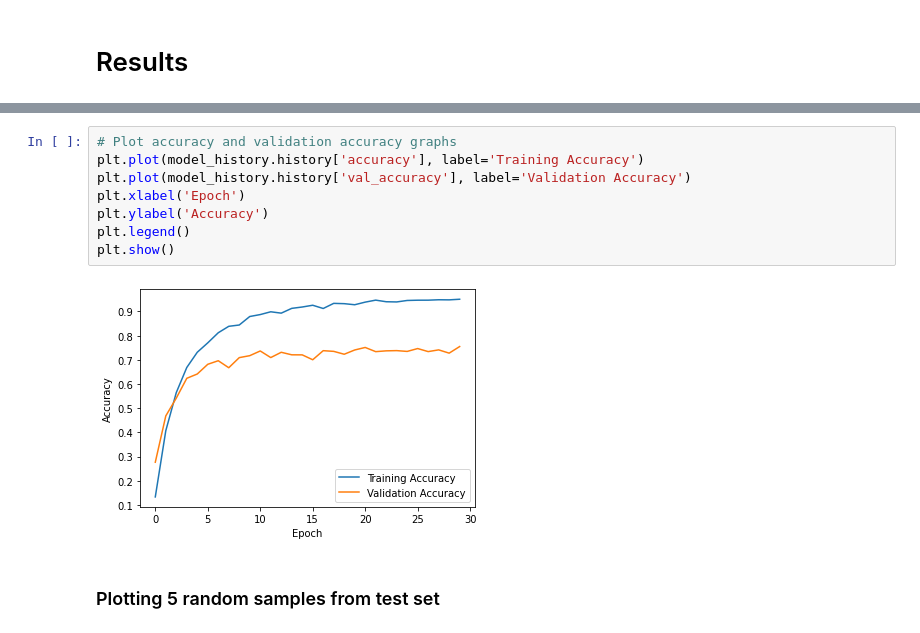
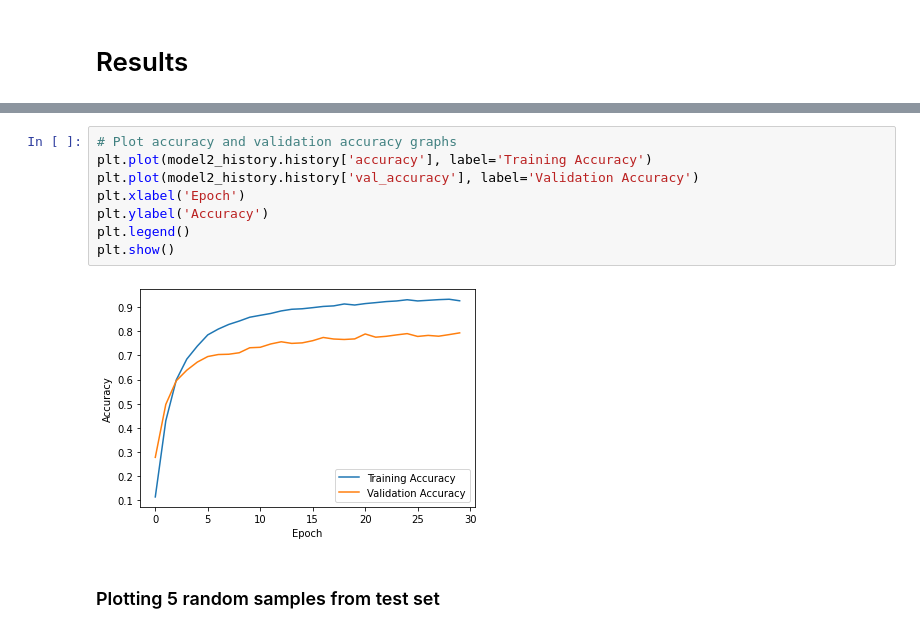
Before and after one commit to beyzanurkeskin/Handwritten-Letter-and-Person-Recognition-Project, a Jupyter notebook: Letter_Recognition/letter_recognition.ipynb, the cells around one changed output, grey strips where cells are left out. Drawn from its saved outputs; the diff is of its cells as text.

```diff
--- a/Letter_Recognition/letter_recognition.ipynb
+++ b/Letter_Recognition/letter_recognition.ipynb
@@ -316,13 +316,13 @@ Test loss: 1.3987, Test accuracy: 75.50%
 # %%
 # Plot accuracy and validation accuracy graphs
-plt.plot(model_history.history['accuracy'], label='Training Accuracy')
-plt.plot(model_history.history['val_accuracy'], label='Validation Accuracy')
+plt.plot(model2_history.history['accuracy'], label='Training Accuracy')
+plt.plot(model2_history.history['val_accuracy'], label='Validation Accuracy')
 plt.xlabel('Epoch')
 plt.ylabel('Accuracy')
 plt.legend()
 plt.show()
 # %% [output]
-[figure, old version]
+[figure, new version]
 # %% [markdown]
 ### Plotting 5 random samples from test set
 # %%
```
Also changed, not shown: parts of 8 cells of this notebook, 24 other files.
